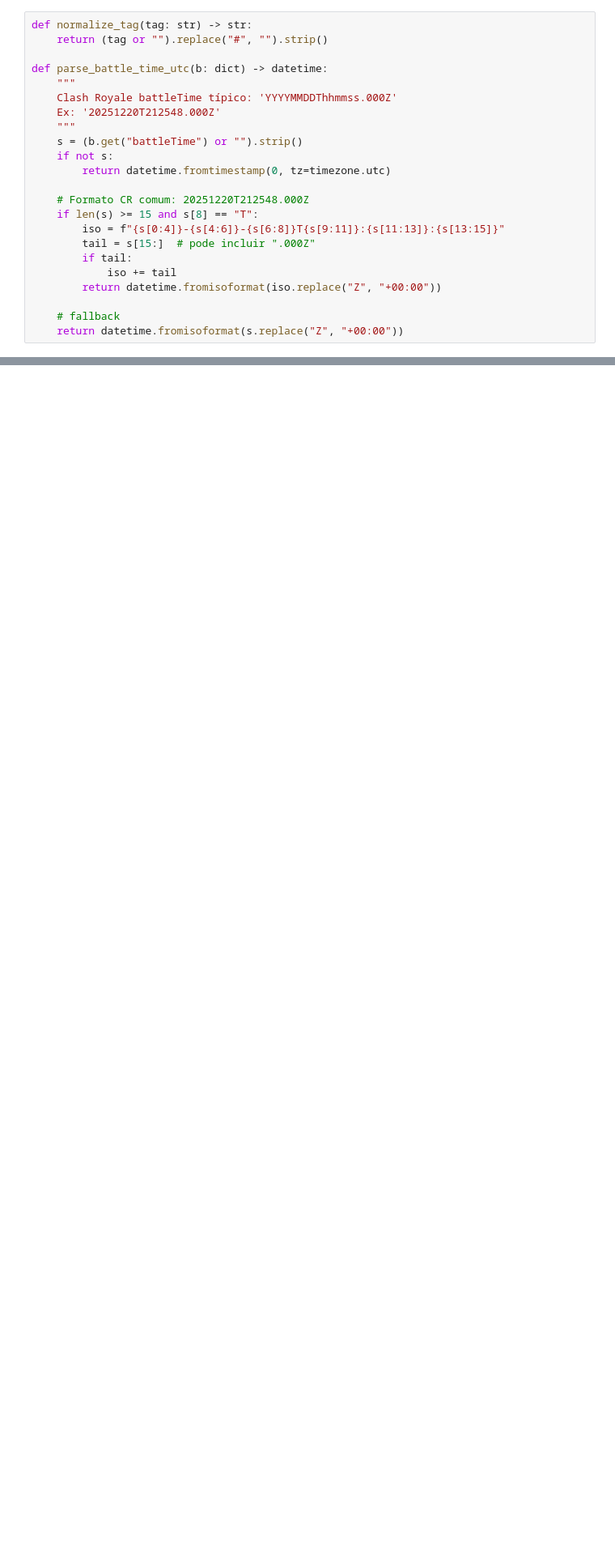
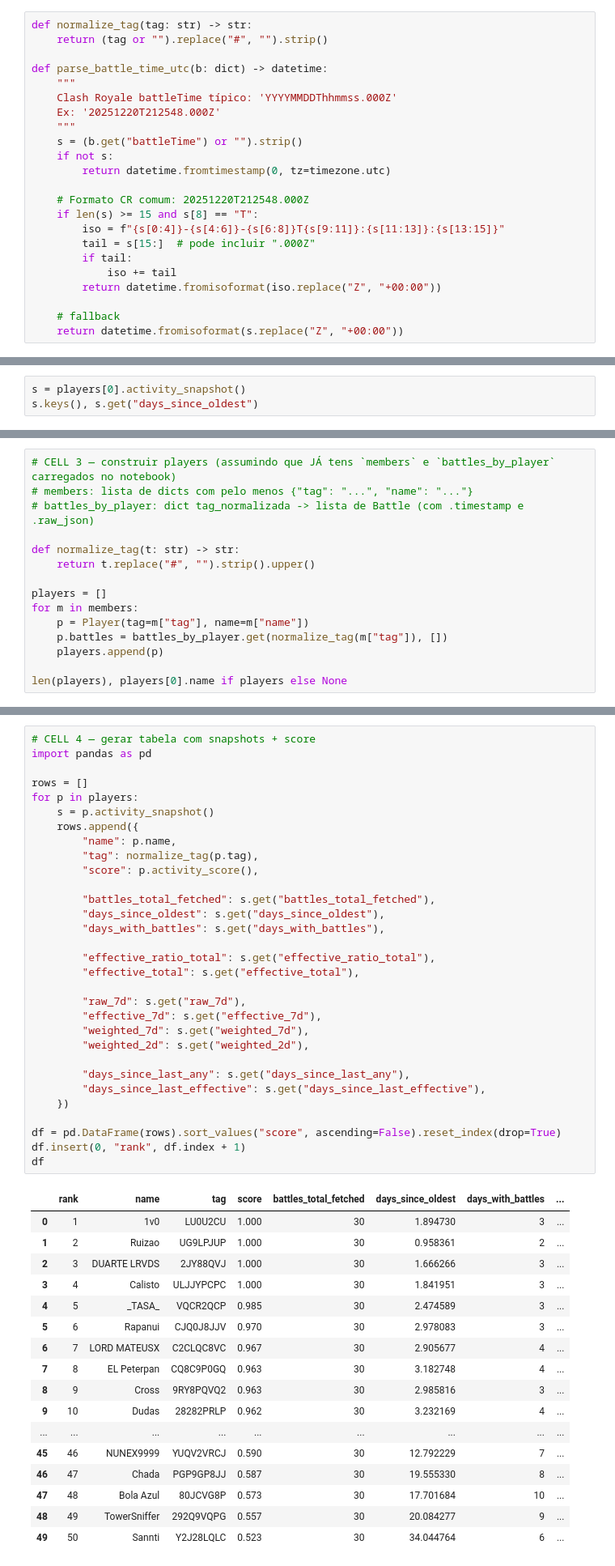
Before and after one commit to zDud4s/crownledger-bot, a Jupyter notebook: notebooks/01_scores_debug.ipynb, the cells around one changed output, grey strips where cells are left out. Shown at 81% size. Cells and saved outputs as stored; diff of their text form; blank space fills up the shorter version.

```diff
--- a/notebooks/01_scores_debug.ipynb
+++ b/notebooks/01_scores_debug.ipynb
@@ -230,0 +272,3 @@ df
+# %%
+s = players[0].activity_snapshot()
+s.keys(), s.get("days_since_oldest")
@@ -230,0 +278,15 @@ df
+# %%
+# CELL 3 — construir players (assumindo que JÁ tens `members` e `battles_by_player` carregados no notebook)
+# members: lista de dicts com pelo menos {"tag": "...", "name": "..."}
+# battles_by_player: dict tag_normalizada -> lista de Battle (com .timestamp e .raw_json)
+
+def normalize_tag(t: str) -> str:
+    return t.replace("#", "").strip().upper()
+
+players = []
+for m in members:
+    p = Player(tag=m["tag"], name=m["name"])
+    p.battles = battles_by_player.get(normalize_tag(m["tag"]), [])
+    players.append(p)
+
+len(players), players[0].name if players else None
@@ -230,0 +295,49 @@ df
+# %%
+# CELL 4 — gerar tabela com snapshots + score
+import pandas as pd
+
+rows = []
+for p in players:
+    s = p.activity_snapshot()
+    rows.append({
+        "name": p.name,
+        "tag": normalize_tag(p.tag),
+        "score": p.activity_score(),
+
+        "battles_total_fetched": s.get("battles_total_fetched"),
+        "days_since_oldest": s.get("days_since_oldest"),
+        "days_with_battles": s.get("days_with_battles"),
+
+        "effective_ratio_total": s.get("effective_ratio_total"),
+        "effective_total": s.get("effective_total"),
+
+        "raw_7d": s.get("raw_7d"),
+        "effective_7d": s.get("effective_7d"),
+        "weighted_7d": s.get("weighted_7d"),
+        "weighted_2d": s.get("weighted_2d"),
+
+        "days_since_last_any": s.get("days_since_last_any"),
+        "days_since_last_effective": s.get("days_since_last_effective"),
+    })
+
+df = pd.DataFrame(rows).sort_values("score", ascending=False).reset_index(drop=True)
+df.insert(0, "rank", df.index + 1)
+df
+# %% [output]
+|  | rank | name | tag | score | battles_total_fetched | days_since_oldest | days_with_battles | ... |
+| 0 | 1 | 1v0 | LU0U2CU | 1.000 | 30 | 1.894730 | 3 | ... |
+| 1 | 2 | Ruizao | UG9LPJUP | 1.000 | 30 | 0.958361 | 2 | ... |
+| 2 | 3 | DUARTE LRVDS | 2JY88QVJ | 1.000 | 30 | 1.666266 | 3 | ... |
+| 3 | 4 | Calisto | ULJJYPCPC | 1.000 | 30 | 1.841951 | 3 | ... |
+| 4 | 5 | _TASA_ | VQCR2QCP | 0.985 | 30 | 2.474589 | 3 | ... |
+| 5 | 6 | Rapanui | CJQ0J8JJV | 0.970 | 30 | 2.978083 | 3 | ... |
+| 6 | 7 | LORD MATEUSX | C2CLQC8VC | 0.967 | 30 | 2.905677 | 4 | ... |
+| 7 | 8 | EL Peterpan | CQ8C9P0GQ | 0.963 | 30 | 3.182748 | 4 | ... |
+| 8 | 9 | Cross | 9RY8PQVQ2 | 0.963 | 30 | 2.985816 | 3 | ... |
+| 9 | 10 | Dudas | 28282PRLP | 0.962 | 30 | 3.232169 | 4 | ... |
+| ... | ... | ... | ... | ... | ... | ... | ... | ... |
+| 45 | 46 | NUNEX9999 | YUQV2VRCJ | 0.590 | 30 | 12.792229 | 7 | ... |
+| 46 | 47 | Chada | PGP9GP8JJ | 0.587 | 30 | 19.555330 | 8 | ... |
+| 47 | 48 | Bola Azul | 80JCVG8P | 0.573 | 30 | 17.701684 | 10 | ... |
+| 48 | 49 | TowerSniffer | 292Q9VQPG | 0.557 | 30 | 20.084277 | 9 | ... |
+| 49 | 50 | Sannti | Y2J28LQLC | 0.523 | 30 | 34.044764 | 6 | ... |
```
Also changed, not shown: parts of 13 cells of this notebook, 34 other files.
